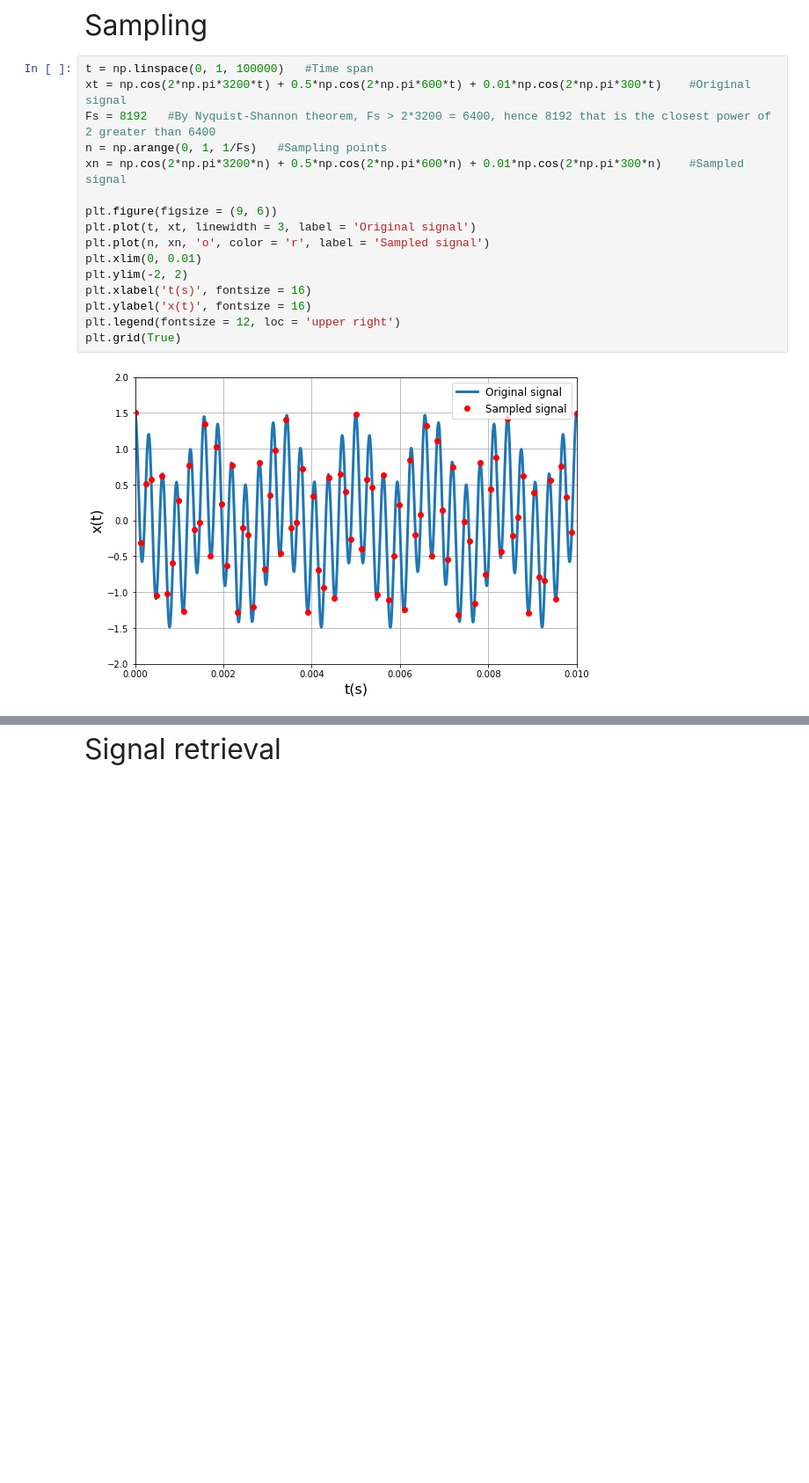
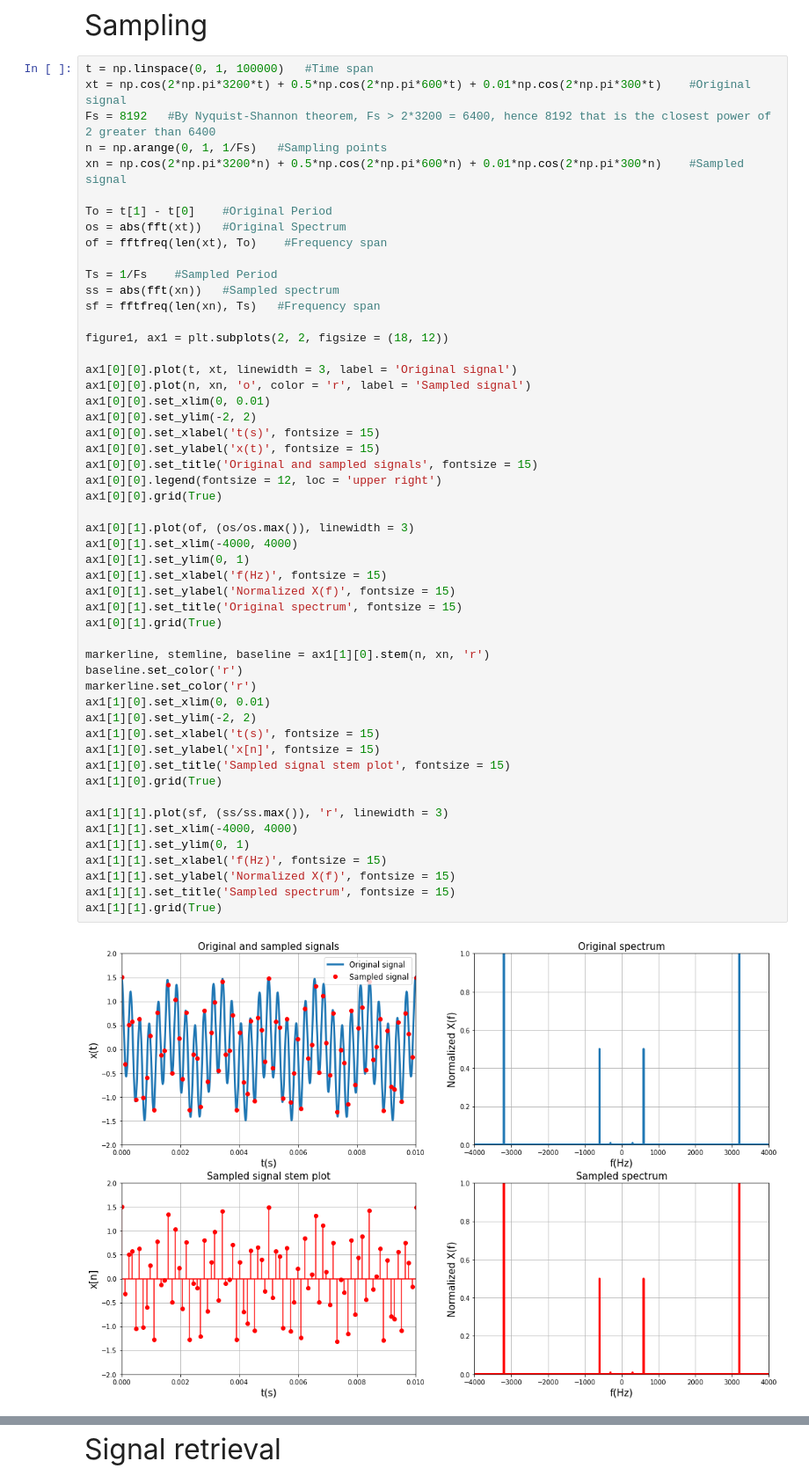
Before and after one commit to AndreyPaiva/Digital-Signals-Processing, a Jupyter notebook: Sampling/Sampling.ipynb, the cells around one changed output, grey strips where cells are left out. Shown: that part at 88% size. Drawn from its saved outputs; the diff is of its cells as text; blank space fills up the shorter version.

```diff
--- a/Sampling/Sampling.ipynb
+++ b/Sampling/Sampling.ipynb
@@ -7,18 +7,54 @@ from scipy.fft import fft, fftfreq
 # %%
 t = np.linspace(0, 1, 100000)   #Time span
 xt = np.cos(2*np.pi*3200*t) + 0.5*np.cos(2*np.pi*600*t) + 0.01*np.cos(2*np.pi*300*t)    #Original signal
 Fs = 8192   #By Nyquist-Shannon theorem, Fs > 2*3200 = 6400, hence 8192 that is the closest power of 2 greater than 6400
 n = np.arange(0, 1, 1/Fs)   #Sampling points
 xn = np.cos(2*np.pi*3200*n) + 0.5*np.cos(2*np.pi*600*n) + 0.01*np.cos(2*np.pi*300*n)    #Sampled signal
 
-plt.figure(figsize = (9, 6))
-plt.plot(t, xt, linewidth = 3, label = 'Original signal')
-plt.plot(n, xn, 'o', color = 'r', label = 'Sampled signal')
-plt.xlim(0, 0.01)
-plt.ylim(-2, 2)
-plt.xlabel('t(s)', fontsize = 16)
-plt.ylabel('x(t)', fontsize = 16)
-plt.legend(fontsize = 12, loc = 'upper right')
-plt.grid(True)
+To = t[1] - t[0]    #Original Period
+os = abs(fft(xt))   #Original Spectrum
+of = fftfreq(len(xt), To)    #Frequency span
+
+Ts = 1/Fs    #Sampled Period
+ss = abs(fft(xn))   #Sampled spectrum
+sf = fftfreq(len(xn), Ts)   #Frequency span
+
+figure1, ax1 = plt.subplots(2, 2, figsize = (18, 12))
+
+ax1[0][0].plot(t, xt, linewidth = 3, label = 'Original signal')
+ax1[0][0].plot(n, xn, 'o', color = 'r', label = 'Sampled signal')
+ax1[0][0].set_xlim(0, 0.01)
+ax1[0][0].set_ylim(-2, 2)
+ax1[0][0].set_xlabel('t(s)', fontsize = 15)
+ax1[0][0].set_ylabel('x(t)', fontsize = 15)
+ax1[0][0].set_title('Original and sampled signals', fontsize = 15)
+ax1[0][0].legend(fontsize = 12, loc = 'upper right')
+ax1[0][0].grid(True)
+
+ax1[0][1].plot(of, (os/os.max()), linewidth = 3)
+ax1[0][1].set_xlim(-4000, 4000)
+ax1[0][1].set_ylim(0, 1)
+ax1[0][1].set_xlabel('f(Hz)', fontsize = 15)
+ax1[0][1].set_ylabel('Normalized X(f)', fontsize = 15)
+ax1[0][1].set_title('Original spectrum', fontsize = 15)
+ax1[0][1].grid(True)
+
+markerline, stemline, baseline = ax1[1][0].stem(n, xn, 'r')
+baseline.set_color('r')
+markerline.set_color('r')
+ax1[1][0].set_xlim(0, 0.01)
+ax1[1][0].set_ylim(-2, 2)
+ax1[1][0].set_xlabel('t(s)', fontsize = 15)
+ax1[1][0].set_ylabel('x[n]', fontsize = 15)
+ax1[1][0].set_title('Sampled signal stem plot', fontsize = 15)
+ax1[1][0].grid(True)
+
+ax1[1][1].plot(sf, (ss/ss.max()), 'r', linewidth = 3)
+ax1[1][1].set_xlim(-4000, 4000)
+ax1[1][1].set_ylim(0, 1)
+ax1[1][1].set_xlabel('f(Hz)', fontsize = 15)
+ax1[1][1].set_ylabel('Normalized X(f)', fontsize = 15)
+ax1[1][1].set_title('Sampled spectrum', fontsize = 15)
+ax1[1][1].grid(True)
 # %% [output]
-[figure, old version]
+[figure, new version]
```
Also changed, not shown: parts of 8 cells of this notebook.
